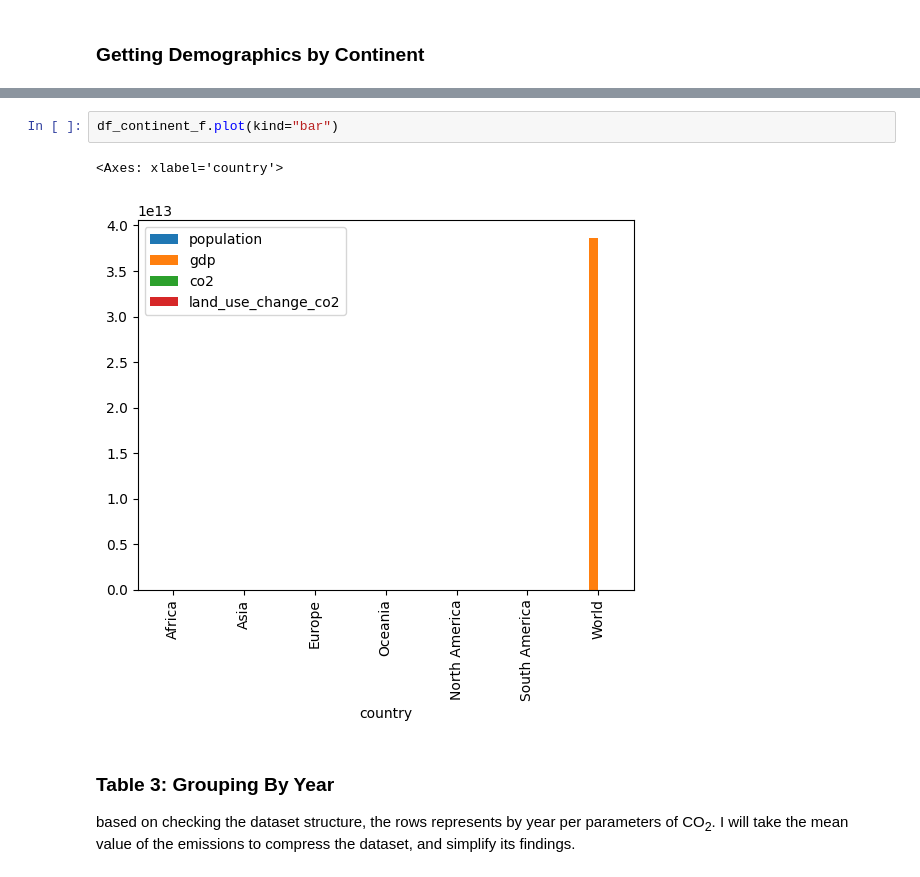
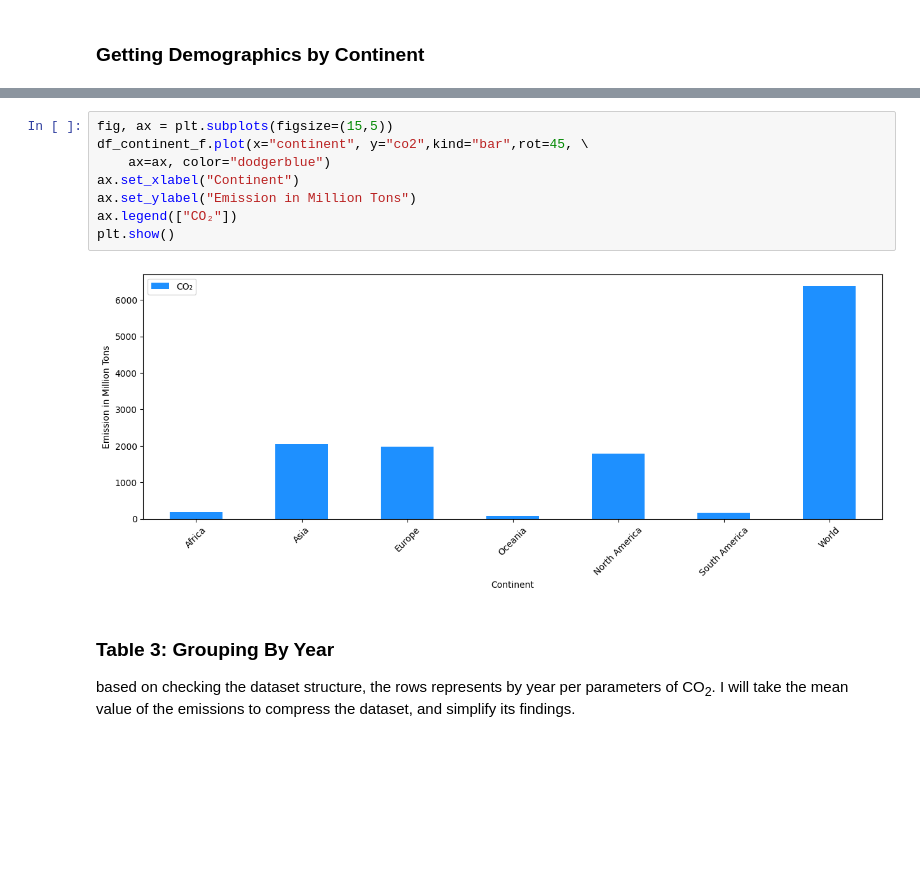
Before and after one commit to bryancastillo10/co2-emissions-analysis, a Jupyter notebook: data_prep.ipynb, the cells around one changed output, grey strips where cells are left out. Drawn from its saved outputs; the diff is of its cells as text; blank space fills up the shorter version.

Commit message:
added continent

```diff
--- a/data_prep.ipynb
+++ b/data_prep.ipynb
@@ -169,8 +168,13 @@ df_continent_f
-# %%
-df_continent_f.plot(kind="bar")
-# %% [output]
-<Axes: xlabel='country'>
-[figure, removed]
+# %%
+fig, ax = plt.subplots(figsize=(15,5))
+df_continent_f.plot(x="continent", y="co2",kind="bar",rot=45, \
+    ax=ax, color="dodgerblue")
+ax.set_xlabel("Continent")
+ax.set_ylabel("Emission in Million Tons")
+ax.legend(["CO₂"])
+plt.show()
+# %% [output]
+[figure, added]
 # %% [markdown]
 <h3>Table 3: Grouping By Year</h3>
 <p>based on checking the dataset structure, the rows represents by year per parameters of CO<sub>2</sub>. I will take the mean value of the emissions to compress the dataset, and simplify its findings.
```
Also changed, not shown: parts of 2 cells of this notebook, 1 other file.
